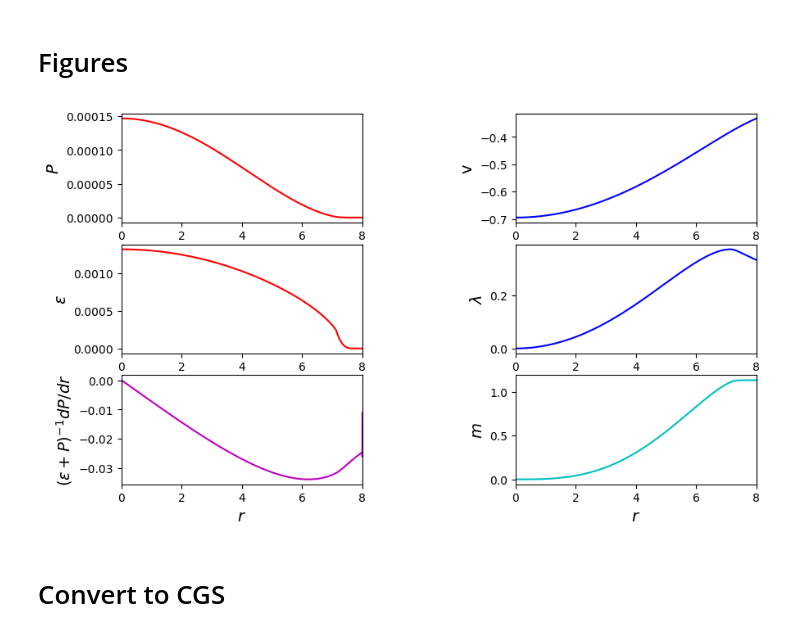
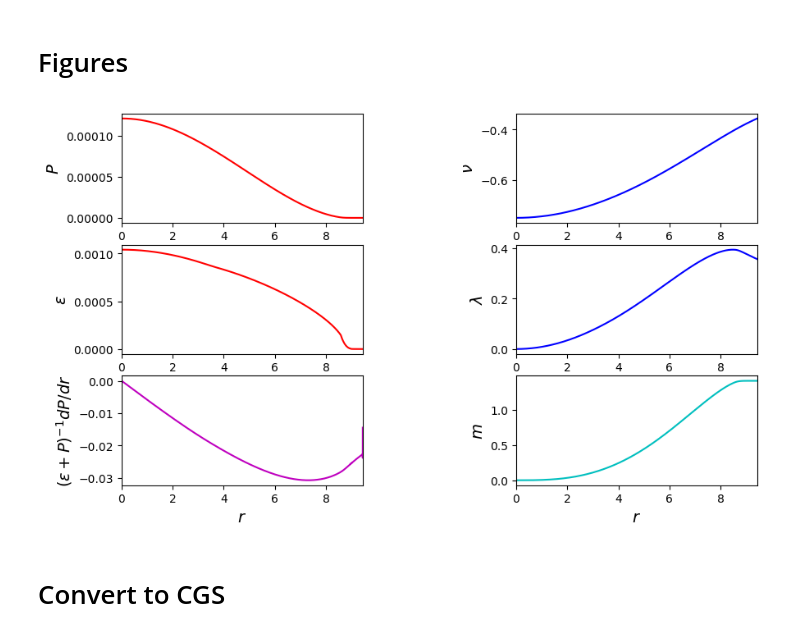
Before and after one commit to niksterg/pyTOVpp, a Jupyter notebook: TOV-pp.ipynb, the cells around one changed output. Drawn from its saved outputs; the diff is of its cells as text; code cells hidden in the pictures.

```diff
--- a/TOV-pp.ipynb
+++ b/TOV-pp.ipynb
@@ -365,8 +373,10 @@ dmdr_data = np.zeros(4)
 
 for i in range(idxlast-3,idxlast+1):
     r_data[i-idxlast+3] = r[i]
-    eps_data[i-idxlast+3] = pow(y[i][0]/K1, 1.0/Gamma1) + y[i][0]/(Gamma1-1)
-    rho_data[i-idxlast+3] = pow(y[i][0]/K1, 1.0/Gamma1)
+#    eps_data[i-idxlast+3] = pow(y[i][0]/K1, 1.0/Gamma1) + y[i][0]/(Gamma1-1)
+#    rho_data[i-idxlast+3] = pow(y[i][0]/K1, 1.0/Gamma1)
+    eps_data[i-idxlast+3] = eps_of_P(y[i][0],args2)
+    rho_data[i-idxlast+3] = rho_of_P(y[i][0],args)
     P_data[i-idxlast+3] = y[i][0]
     h_data[i-idxlast+3] = (eps_data[i-idxlast+3] + P_data[i-idxlast+3]) \
                            / rho_data[i-idxlast+3] -1.0
@@ -424,7 +429,7 @@ display(Mass)
 # %% [markdown]
 Construct table with main solution variables:
 # %%
-values = np.zeros((idxlast+1, 9))
+values = np.zeros((idxlast+1, 10))
 
 for i in range(0,idxlast+1):
     values[i][0] = r[i]
@@ -434,14 +439,30 @@ for i in range(0,idxlast+1):
     values[i][4] = y[i][1]   # m
     values[i][5] = y[i][2]   # nu (arbitrary)
 
-# lambda
 values[0][6] = 0.0
 for i in range(1,idxlast+1):
-    values[i][6] = - np.log(1.0-2.0*y[i][1]/r[i])
+    values[i][6] = - np.log(1.0-2.0*y[i][1]/r[i])   # lambda
 
 values[:, 7] = (values[:, 2] + values[:, 3])/values[:, 1]  # h
-values[:, 8] = np.gradient(values[:, 3],dr,edge_order=2)/(values[:,2] +values[:,3] )
-                                                                # (e+P)^{-1} dP/dr
+values[:, 8] = np.gradient(values[:, 3],dr,edge_order=2)/(values[:,2] \
+                                   +values[:,3] )  # (e+P)^{-1} dP/dr
+
+for i in range(0,idxlast+1):
+    rho = values[i][1]
+    if rho<rhoL_3:
+        values[i][9] = GammaL_4
+    elif rhoL_3<= rho <rhoL_2:
+        values[i][9] = GammaL_3
+    elif rhoL_2<= rho <rhoL_1:
+        values[i][9] = GammaL_2
+    elif rhoL_1<= rho <rho0:
+        values[i][9] = GammaL_1
+    elif rho0<= rho <rho1:
+        values[i][9] = Gamma1
+    elif rho1<= rho <rho2:
+        values[i][9] = Gamma2
+    else:
+        values[i][9] = Gamma3
 # %% [markdown]
 Match $\nu$ at the surface, using Schwarzshild vacuum solution:
 # %%
@@ -518,40 +539,40 @@ Rel. diff. in Mass = 1.7415123853e-08
 fig = plt.figure(figsize=(10, 6))
 ax1 = plt.subplot2grid((3, 5), (0, 0), colspan=2)
 ax2 = plt.subplot2grid((3, 5), (1, 0), colspan=2)
 ax3 = plt.subplot2grid((3, 5), (2, 0), colspan=2)
 ax4 = plt.subplot2grid((3, 5), (0, 3), colspan=2)
 ax5 = plt.subplot2grid((3, 5), (1, 3), colspan=2)
 ax6 = plt.subplot2grid((3, 5), (2, 3), colspan=2)
 
 ax1.plot(values[:, 0], values[:, 3], 'r')
 ax1.set_ylabel('$P$', fontsize=14)
 ax1.set_xlim((0,R_last))
 
 ax2.plot(values[:, 0], values[:, 2], 'r')
 ax2.set_ylabel('$\epsilon$', fontsize=14)
 ax2.set_xlim((0, R_last));
 
 ax3.plot(values[:, 0], values[:, 8], 'm')
-ax3.set_xlabel('$r$', fontsize=14)
-ax3.set_ylabel('$(\epsilon+P)^{-1}dP/dr$', fontsize=14)
+ax3.set_xlabel(r'$r$', fontsize=14)
+ax3.set_ylabel(r'$(\epsilon+P)^{-1}dP/dr$', fontsize=14)
 ax3.set_xlim((0, R_last));
 
 ax4.plot(values[:, 0], values[:, 5], 'b')
-ax4.set_ylabel('v', fontsize=14)
+ax4.set_ylabel(r'$\nu$', fontsize=14)
 ax4.set_xlim((0, R_last))
 
 ax5.plot(values[:, 0], values[:, 6], 'b')
-ax5.set_ylabel('$\lambda$', fontsize=14)
+ax5.set_ylabel(r'$\lambda$', fontsize=14)
 ax5.set_xlim((0, R_last));
 
 ax6.plot(values[:, 0], values[:, 4], 'c')
-ax6.set_ylabel('$m$', fontsize=14)
+ax6.set_ylabel(r'$m$', fontsize=14)
 ax6.set_xlim((0, R_last));
-ax6.set_xlabel('$r$', fontsize=14)
+ax6.set_xlabel(r'$r$', fontsize=14)
 
 plt.show()
 # %% [output]
-[figure, old version]
+[figure, new version]
 # %% [markdown]
 # Convert to CGS
 # %%
```
Also changed, not shown: parts of 13 cells of this notebook.
